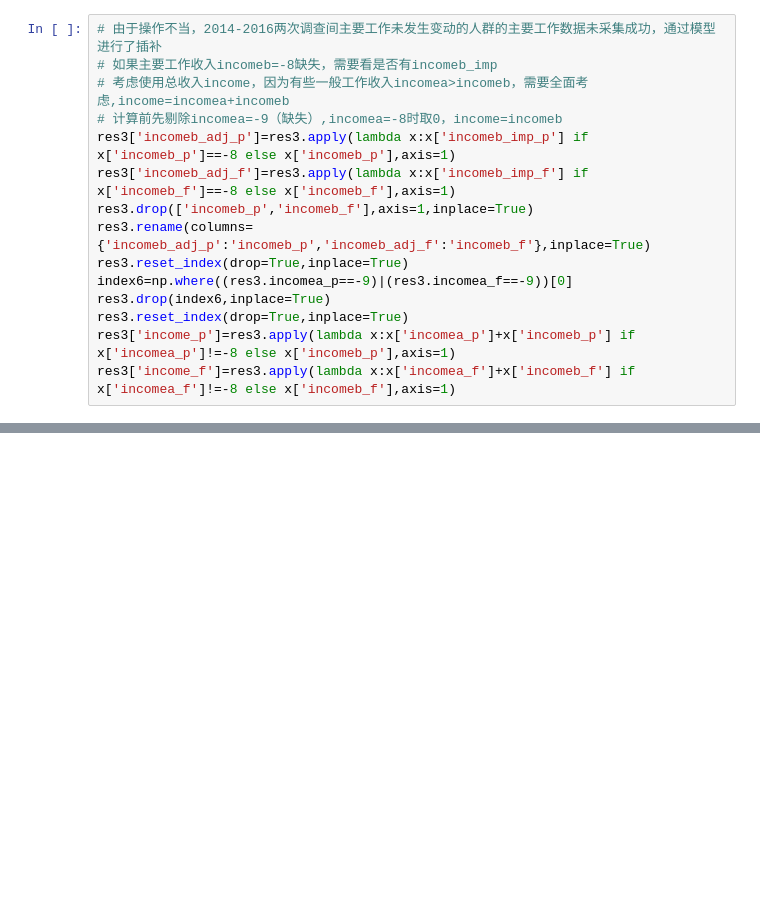
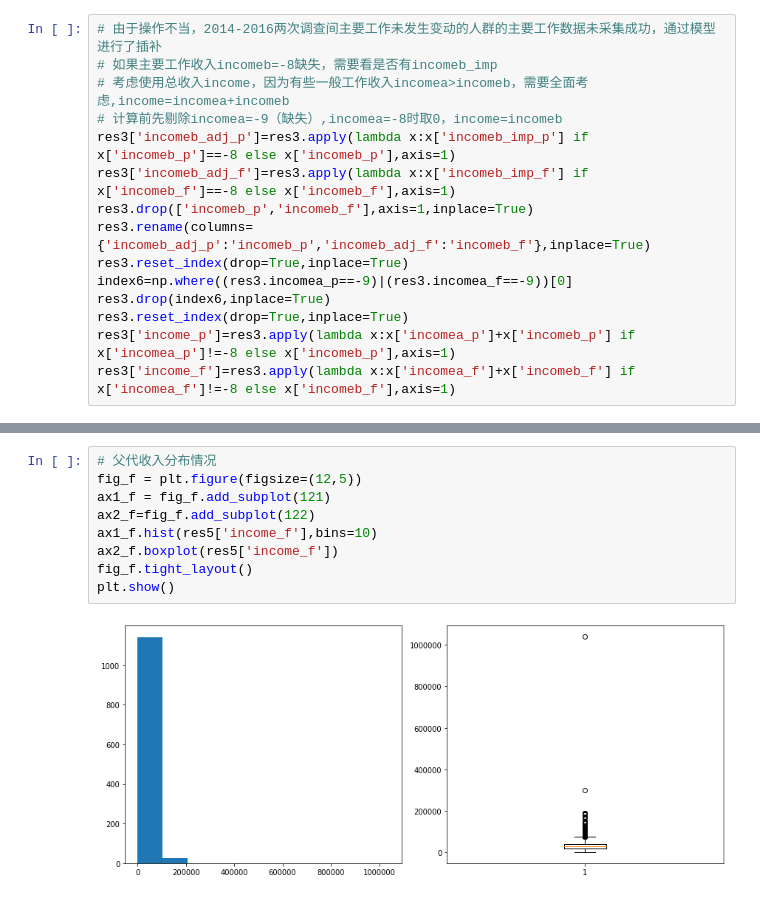
Before and after one commit to yirav/Learning, a Jupyter notebook: cfps2016.ipynb, the cells around one changed output, grey strips where cells are left out. Cells and saved outputs as stored; diff of their text form; blank space fills up the shorter version.

```diff
--- a/cfps2016.ipynb
+++ b/cfps2016.ipynb
@@ -308,0 +177,11 @@ res8[[]]
+# %%
+# 父代收入分布情况
+fig_f = plt.figure(figsize=(12,5))
+ax1_f = fig_f.add_subplot(121)
+ax2_f=fig_f.add_subplot(122)
+ax1_f.hist(res5['income_f'],bins=10)
+ax2_f.boxplot(res5['income_f'])
+fig_f.tight_layout()
+plt.show()
+# %% [output]
+[figure, added]
```
Also changed, not shown: parts of 49 cells of this notebook.
